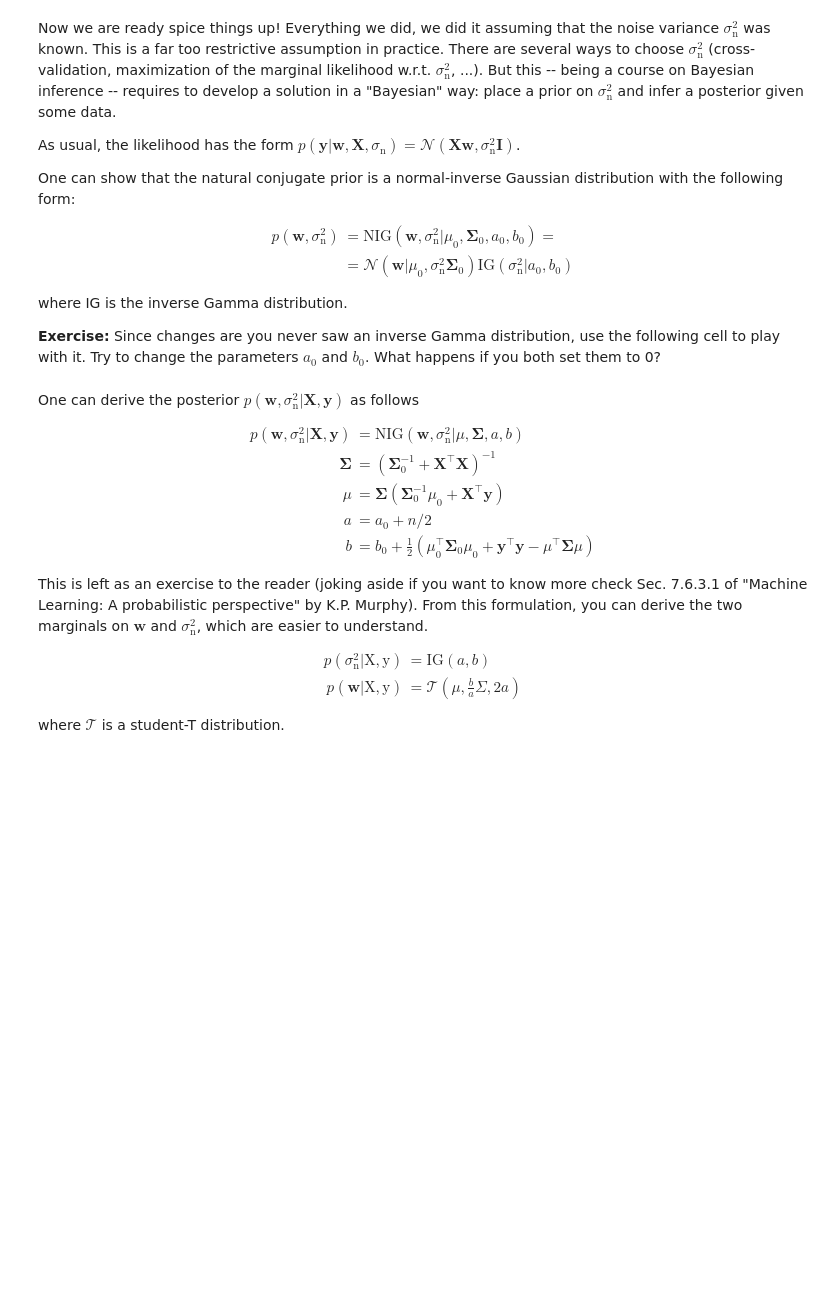
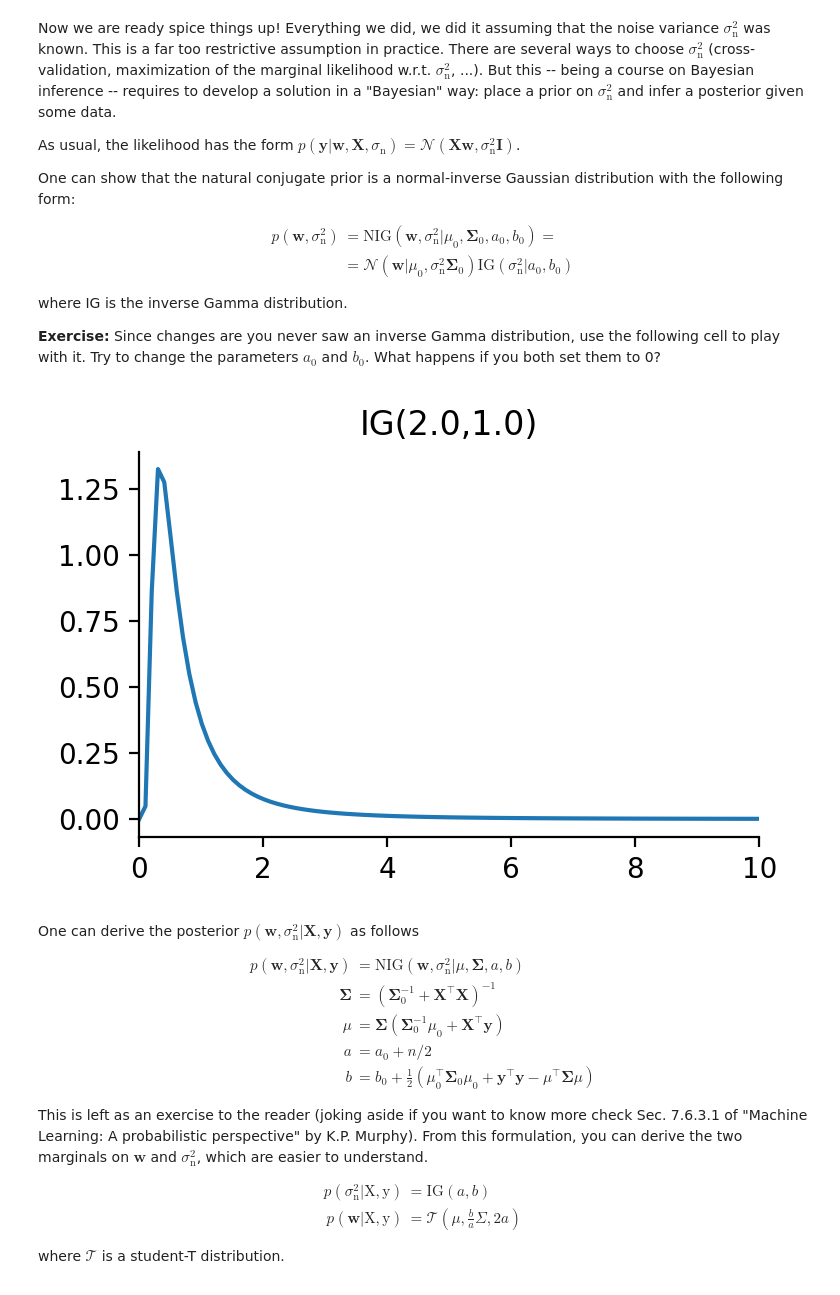
Before and after one commit to Michele2301/asi-labs, a Jupyter notebook: lab_week1-public/Bayesian_Linear_Regression.ipynb, the cells around one changed output. Drawn from its saved outputs; the diff is of its cells as text; code cells hidden in the pictures; blank space fills up the shorter version.

```diff
--- a/lab_week1-public/Bayesian_Linear_Regression.ipynb
+++ b/lab_week1-public/Bayesian_Linear_Regression.ipynb
@@ -577,14 +597,16 @@ where IG is the inverse Gamma distribution.
 
 **Exercise:** Since changes are you never saw an inverse Gamma distribution, use the following cell to play with it. Try to change the parameters $a_0$ and $b_0$. What happens if you both set them to 0?
 # %%
-a0, b0 = 1, 3
+a0, b0 = (2,1)
 rv = scipy.stats.invgamma(a=a0, scale=b0)
 
 fig, ax = plt.subplots(figsize=[4, 2.5])
 xplot = np.linspace(0, 10, 100)
 ax.plot(xplot, rv.pdf(xplot))
 ax.set_title("IG(%.1f,%.1f)" % (a0, b0))
 plt.show()
+# %% [output]
+[figure, added]
 # %% [markdown]
 One can derive the posterior $p(\mathbf{w},\sigma_\mathrm{n}^2 | \mathbf{X}, \mathbf{y})$ as follows
 
```
Also changed, not shown: parts of 26 cells of this notebook, 1 other file.
